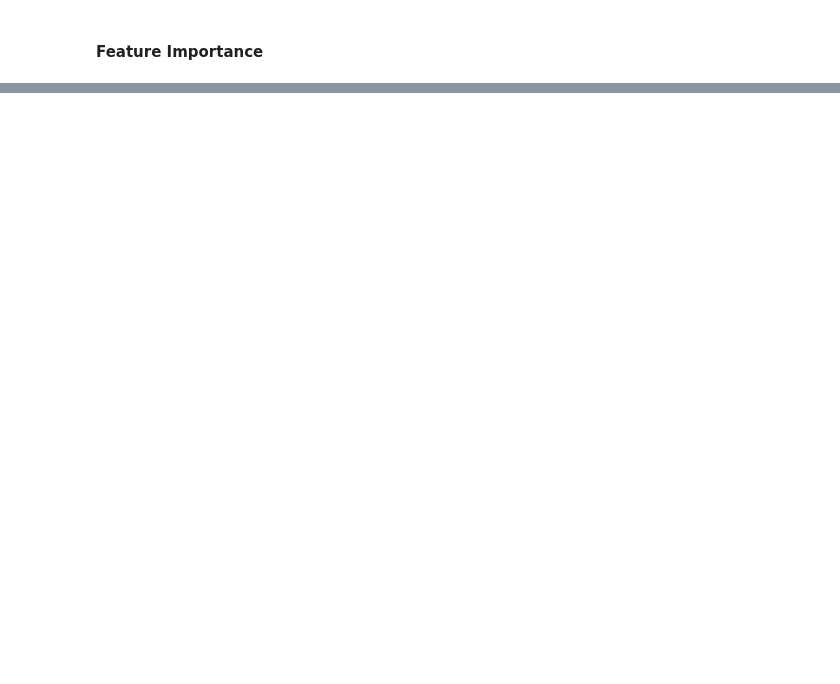
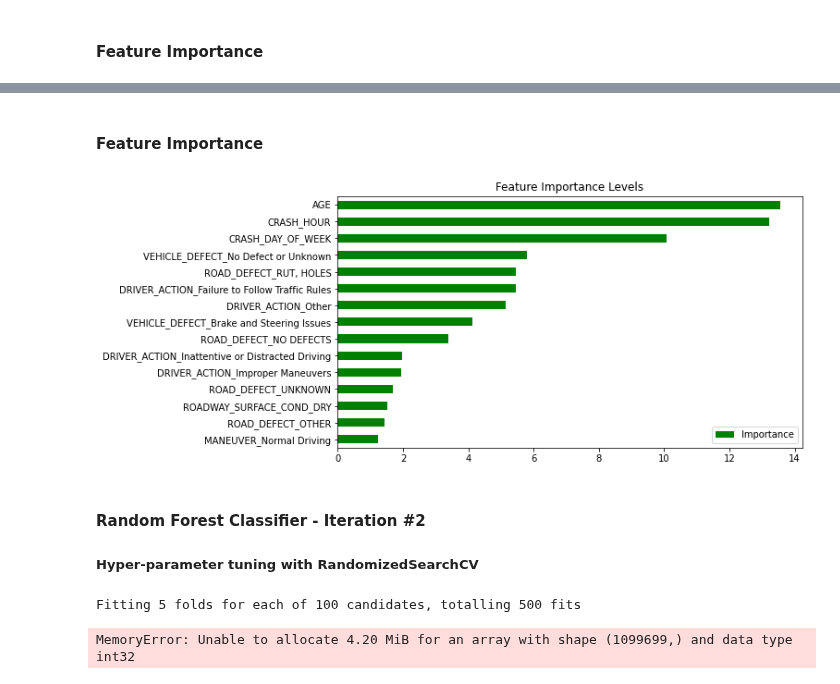
Before and after one commit to joakimTI/GROUP-5-PROJECT, a Jupyter notebook: index.ipynb, the cells around one changed output, grey strips where cells are left out. Cells and saved outputs as stored; diff of their text form; code cells hidden in the pictures; blank space fills up the shorter version.

```diff
--- a/index.ipynb
+++ b/index.ipynb
@@ -1582,0 +1614,49 @@ plt.show()
+# %% [markdown]
+#### Feature Importance
+# %%
+# provides a clear visual representation of the features that contribute most to the DT model's predictions
+feature_importance =pd.DataFrame({"Importance": rf_model.feature_importances_*100},index = X_train_resampled.columns)
+feature_importance.sort_values(by = "Importance", axis = 0, ascending = True).tail(15).plot(kind ="barh", color = "g",figsize=(9, 5))
+plt.title("Feature Importance Levels");
+plt.show()
+# %% [output]
+[figure, added]
+# %% [markdown]
+#### Random Forest Classifier - Iteration #2
+##### Hyper-parameter tuning with RandomizedSearchCV
+# %%
+param_dist = {
+    'n_estimators': randint(100, 1000),        # Number of trees in the forest
+    'max_depth': randint(5, 50),               # Maximum depth of the trees
+    'min_samples_split': randint(2, 20),       # Minimum number of samples required to split an internal node
+    'min_samples_leaf': randint(1, 20),        # Minimum number of samples required to be a leaf node
+    'bootstrap': [True, False],                # Whether bootstrap samples are used when building trees
+    'criterion': ['gini', 'entropy'],          # Function to measure the quality of a split
+    'max_features': ['auto', 'sqrt', 'log2'],  # Number of features to consider when looking for the best split
+}
+
+# 2. Initialize the RandomForestClassifier
+rf = RandomForestClassifier(random_state=42)
+
+# 3. Set up RandomizedSearchCV
+random_search = RandomizedSearchCV(estimator=rf,
+                                   param_distributions=param_dist,
+                                   n_iter=100,  # Number of parameter settings sampled
+                                   cv=5,        # 5-fold cross-validation
+                                   random_state=42,
+                                   n_jobs=-1,   # Use all available cores
+                                   verbose=1)
+
+# 4. Fit RandomizedSearchCV on the training data
+random_search.fit(X_train_resampled, y_train_resampled)
+
+# 5. Print the best parameters and the best score
+print("Best parameters found: ", random_search.best_params_)
+print("Best cross-validation score: {:.3f}".format(random_search.best_score_))
+
+# 6. Optionally, you can access the best model and make predictions
+best_rf = random_search.best_estimator_
+y_pred_rf_tuned = best_rf.predict(X_test_full)
+# %% [output]
+Fitting 5 folds for each of 100 candidates, totalling 500 fits
+MemoryError: Unable to allocate 4.20 MiB for an array with shape (1099699,) and data type int32
```
Also changed, not shown: parts of 11 cells of this notebook.
